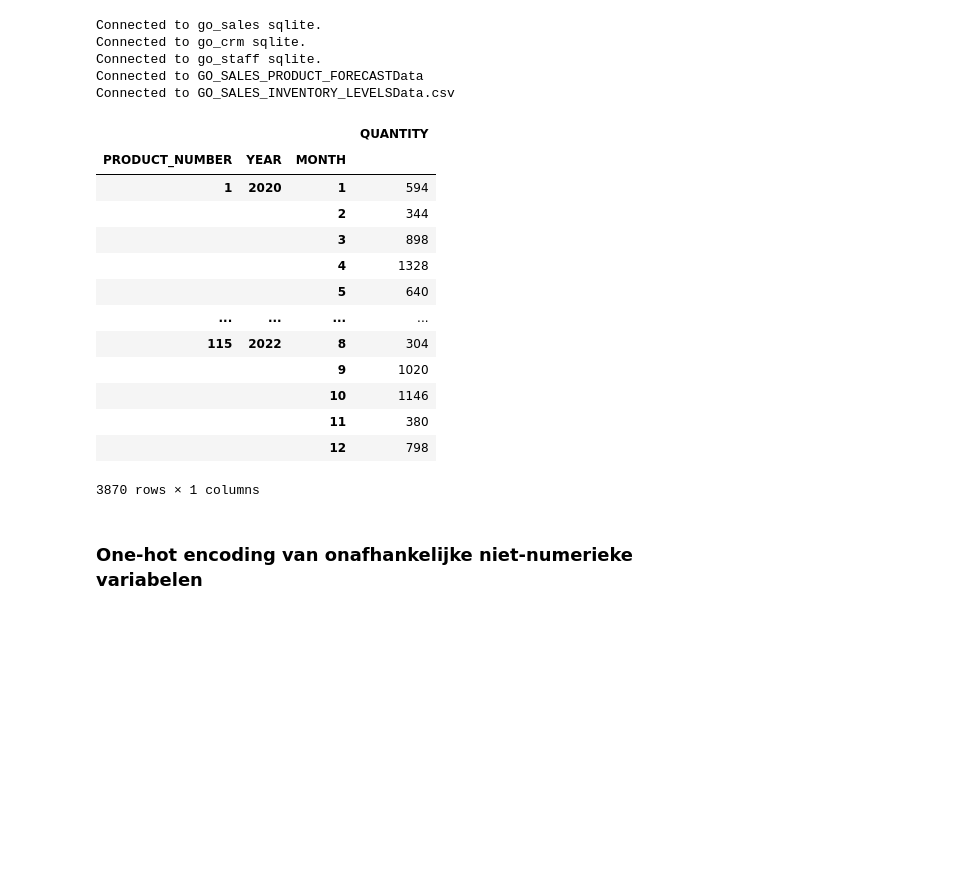
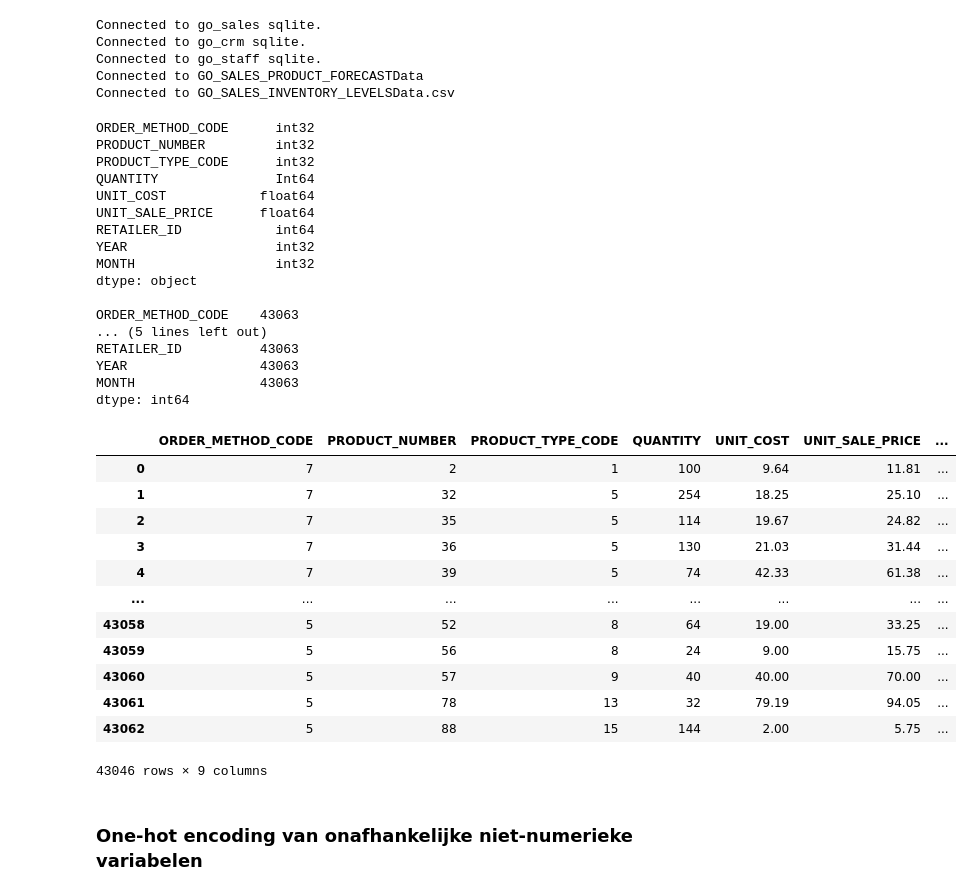
Before and after one commit to DKnightAnon/DEDS_repository, a Jupyter notebook: Week 8/Practicum_8.1_Regressiemodellen.ipynb, the cells around one changed output. Cells and saved outputs as stored; diff of their text form; code cells hidden in the pictures; blank space fills up the shorter version.

Commit message:
Regressiemodel gemaakt.

```diff
--- a/Week 8/Practicum_8.1_Regressiemodellen.ipynb
+++ b/Week 8/Practicum_8.1_Regressiemodellen.ipynb
@@ -95,32 +104,75 @@ order_details = pd.read_sql_query("SELECT * FROM {}".format("order_details"),sal
 order_details = order_details[order_details.columns.drop(list(order_details.filter(regex="TRIAL")))]
 # %%
 dataset = pd.merge(order_header, order_details, left_on="ORDER_NUMBER", how="inner", right_on="ORDER_NUMBER")
+dataset = pd.merge(dataset, product, left_on="PRODUCT_NUMBER", how="inner", right_on="PRODUCT_NUMBER")
+
+
+
 dataset = dataset.convert_dtypes()
 dataset["PRODUCT_NUMBER"] = dataset["PRODUCT_NUMBER"].astype(int)
-dataset = dataset.loc[:,["ORDER_DATE","PRODUCT_NUMBER","QUANTITY"]]
+dataset["ORDER_METHOD_CODE"] = dataset["ORDER_METHOD_CODE"].astype(int)
+dataset["PRODUCT_TYPE_CODE"] = dataset["PRODUCT_TYPE_CODE"].astype(int)
+dataset["UNIT_COST"] = dataset["UNIT_COST"].astype(float)
+dataset["UNIT_SALE_PRICE"] = dataset["UNIT_SALE_PRICE"].astype(float)
+
+# probeer lijst van unieke retailer_names op te vragen en te mappen naar int voor in regressiemodel
+retailers = pd.DataFrame(dataset["RETAILER_NAME"])
+retailers = retailers.drop_duplicates()
+retailers["RETAILER_ID"] = pd.factorize(retailers['RETAILER_NAME'].tolist())[0]
+
+
+
+dataset = pd.merge(dataset, retailers, left_on="RETAILER_NAME", how="inner", right_on="RETAILER_NAME")
+
+dataset = dataset.loc[:,["ORDER_DATE","ORDER_METHOD_CODE","PRODUCT_NUMBER","PRODUCT_TYPE_CODE","QUANTITY", "UNIT_COST","UNIT_SALE_PRICE", "RETAILER_ID"]]
 dataset["YEAR"] = pd.DatetimeIndex(dataset["ORDER_DATE"]).year
 dataset["MONTH"] = pd.DatetimeIndex(dataset["ORDER_DATE"]).month
 dataset = dataset.drop(["ORDER_DATE"], axis=1)
 
-dataset = dataset.groupby(["PRODUCT_NUMBER","YEAR","MONTH"]).sum()
+# dataset = dataset.groupby(["PRODUCT_NUMBER","YEAR","MONTH"]).sum()
 
+# dataset = dataset.loc[(dataset["YEAR"]==2020),:]
+# dataset = dataset.loc[(dataset["YEAR"]==2021),:]
+# dataset = dataset.loc[(dataset["YEAR"]==2022),:]
 
-dataset
+print(dataset.dtypes)
+print()
+print(dataset.count())
+
+dataset = dataset.loc[(dataset["QUANTITY"]<=800),:]
+
+display(dataset)
 # %% [output]
+ORDER_METHOD_CODE      int32
+PRODUCT_NUMBER         int32
+PRODUCT_TYPE_CODE      int32
+QUANTITY               Int64
+UNIT_COST            float64
+UNIT_SALE_PRICE      float64
+RETAILER_ID            int64
+YEAR                   int32
+MONTH                  int32
+dtype: object
+
+ORDER_METHOD_CODE    43063
+... (5 lines left out)
+RETAILER_ID          43063
+YEAR                 43063
+MONTH                43063
+dtype: int64
-|  |  |  | QUANTITY |
-| PRODUCT_NUMBER | YEAR | MONTH |  |
-| 1 | 2020 | 1 | 594 |
-|  |  | 2 | 344 |
-|  |  | 3 | 898 |
-|  |  | 4 | 1328 |
-|  |  | 5 | 640 |
-| ... | ... | ... | ... |
-| 115 | 2022 | 8 | 304 |
-|  |  | 9 | 1020 |
-|  |  | 10 | 1146 |
-|  |  | 11 | 380 |
-|  |  | 12 | 798 |
+|  | ORDER_METHOD_CODE | PRODUCT_NUMBER | PRODUCT_TYPE_CODE | QUANTITY | UNIT_COST | UNIT_SALE_PRICE | ... |
+| 0 | 7 | 2 | 1 | 100 | 9.64 | 11.81 | ... |
+| 1 | 7 | 32 | 5 | 254 | 18.25 | 25.10 | ... |
+| 2 | 7 | 35 | 5 | 114 | 19.67 | 24.82 | ... |
+| 3 | 7 | 36 | 5 | 130 | 21.03 | 31.44 | ... |
+| 4 | 7 | 39 | 5 | 74 | 42.33 | 61.38 | ... |
+| ... | ... | ... | ... | ... | ... | ... | ... |
+| 43058 | 5 | 52 | 8 | 64 | 19.00 | 33.25 | ... |
+| 43059 | 5 | 56 | 8 | 24 | 9.00 | 15.75 | ... |
+| 43060 | 5 | 57 | 9 | 40 | 40.00 | 70.00 | ... |
+| 43061 | 5 | 78 | 13 | 32 | 79.19 | 94.05 | ... |
+| 43062 | 5 | 88 | 15 | 144 | 2.00 | 5.75 | ... |
-3870 rows × 1 columns
+43046 rows × 9 columns
 # %% [markdown]
 ### One-hot encoding van onafhankelijke niet-numerieke variabelen
 # %%
```
Also changed, not shown: parts of 14 cells of this notebook, 5 other files.
